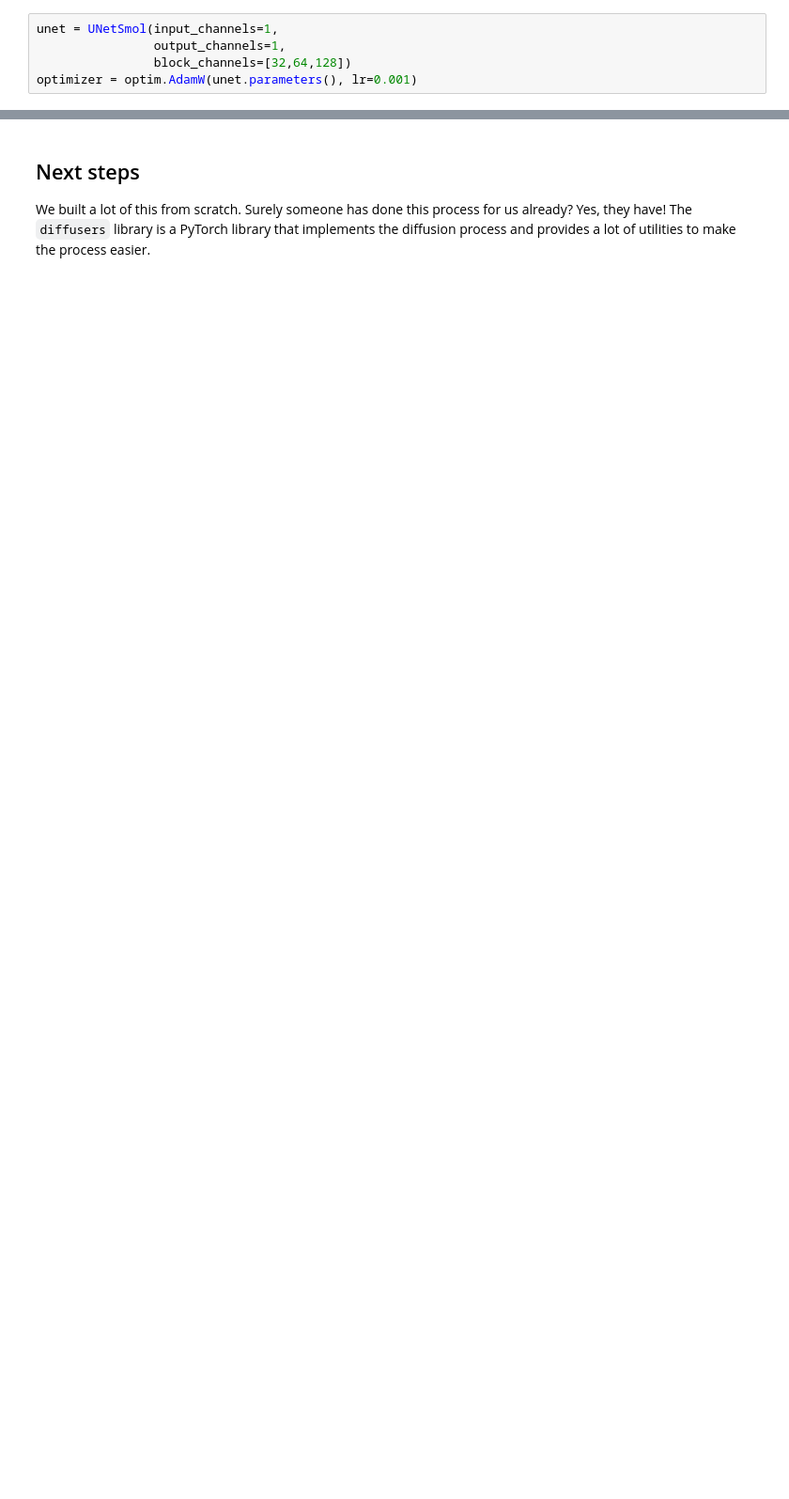
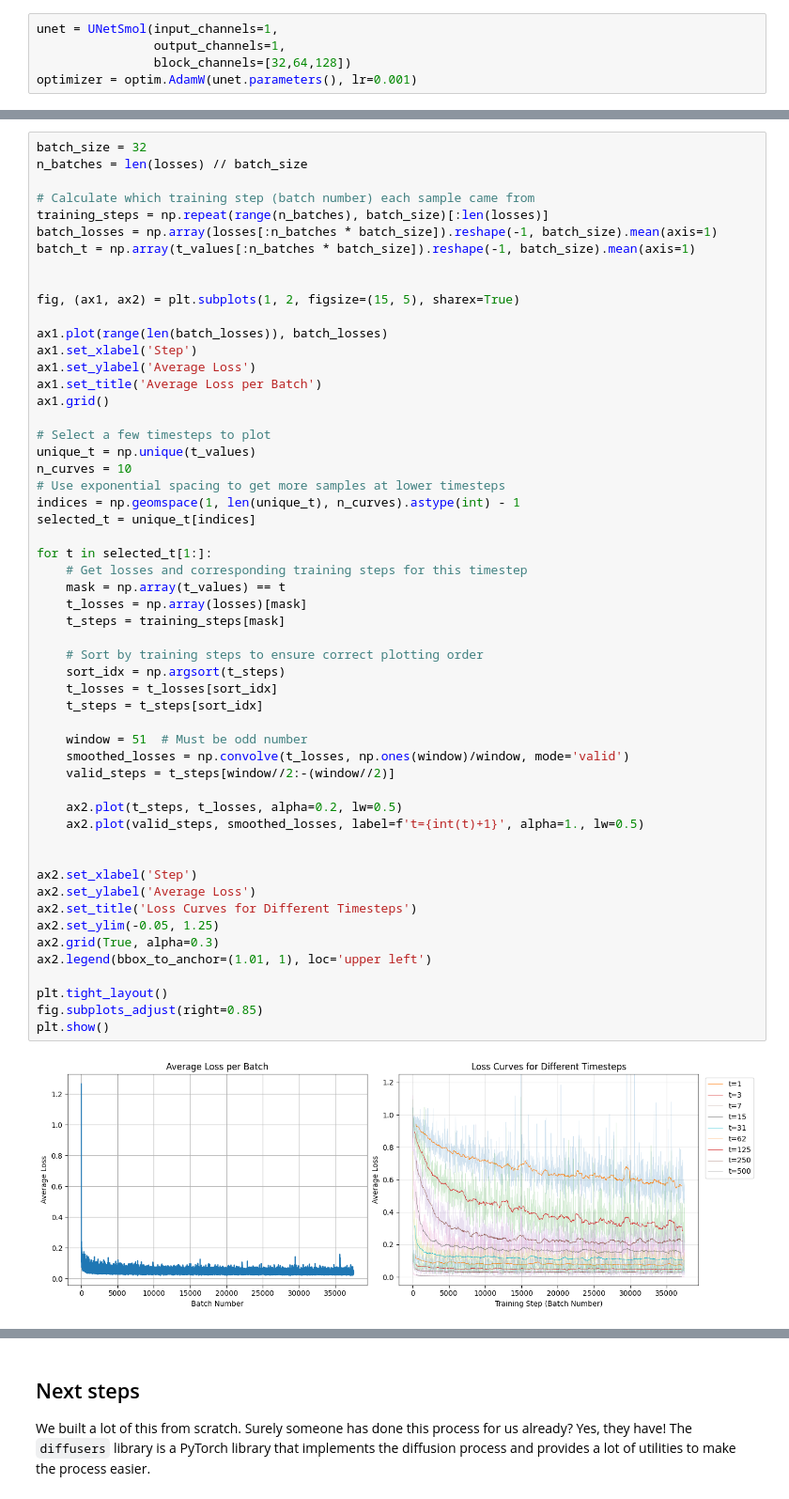
Before and after one commit to acceleratescience/diffusion-models, a Jupyter notebook: docs/DDPM/5_diffusion_part2.ipynb, the cells around one changed output, grey strips where cells are left out. Shown at 94% size. Cells and saved outputs as stored; diff of their text form; blank space fills up the shorter version.

```diff
--- a/docs/DDPM/5_diffusion_part2.ipynb
+++ b/docs/DDPM/5_diffusion_part2.ipynb
@@ -50,0 +68,56 @@ plt.show()
+# %%
+batch_size = 32
+n_batches = len(losses) // batch_size
+
+# Calculate which training step (batch number) each sample came from
+training_steps = np.repeat(range(n_batches), batch_size)[:len(losses)]
+batch_losses = np.array(losses[:n_batches * batch_size]).reshape(-1, batch_size).mean(axis=1)
+batch_t = np.array(t_values[:n_batches * batch_size]).reshape(-1, batch_size).mean(axis=1)
+
+
+fig, (ax1, ax2) = plt.subplots(1, 2, figsize=(15, 5), sharex=True)
+
+ax1.plot(range(len(batch_losses)), batch_losses)
+ax1.set_xlabel('Step')
+ax1.set_ylabel('Average Loss')
+ax1.set_title('Average Loss per Batch')
+ax1.grid()
+
+# Select a few timesteps to plot
+unique_t = np.unique(t_values)
+n_curves = 10
+# Use exponential spacing to get more samples at lower timesteps
+indices = np.geomspace(1, len(unique_t), n_curves).astype(int) - 1
+selected_t = unique_t[indices]
+
+for t in selected_t[1:]:
+    # Get losses and corresponding training steps for this timestep
+    mask = np.array(t_values) == t
+    t_losses = np.array(losses)[mask]
+    t_steps = training_steps[mask]
+
+    # Sort by training steps to ensure correct plotting order
+    sort_idx = np.argsort(t_steps)
+    t_losses = t_losses[sort_idx]
+    t_steps = t_steps[sort_idx]
+
+    window = 51  # Must be odd number
+    smoothed_losses = np.convolve(t_losses, np.ones(window)/window, mode='valid')
+    valid_steps = t_steps[window//2:-(window//2)]
+
+    ax2.plot(t_steps, t_losses, alpha=0.2, lw=0.5)
+    ax2.plot(valid_steps, smoothed_losses, label=f't={int(t)+1}', alpha=1., lw=0.5)
+
+
+ax2.set_xlabel('Step')
+ax2.set_ylabel('Average Loss')
+ax2.set_title('Loss Curves for Different Timesteps')
+ax2.set_ylim(-0.05, 1.25)
+ax2.grid(True, alpha=0.3)
+ax2.legend(bbox_to_anchor=(1.01, 1), loc='upper left')
+
+plt.tight_layout()
+fig.subplots_adjust(right=0.85)
+plt.show()
+# %% [output]
+[figure, added]
```
Also changed, not shown: parts of 20 cells of this notebook, 2 other files.
